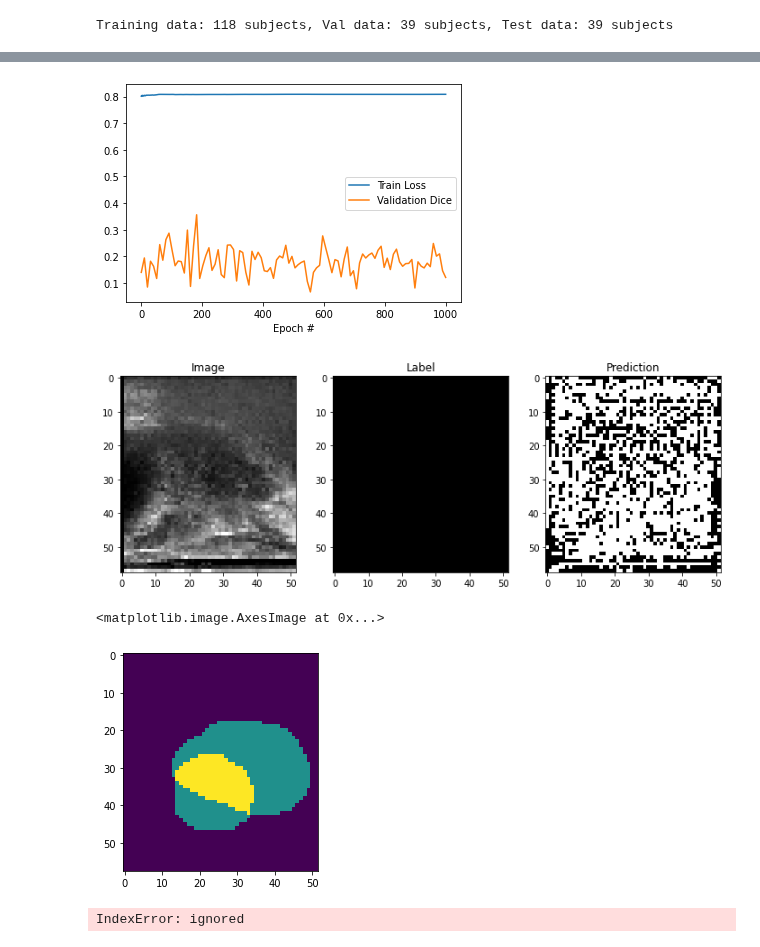
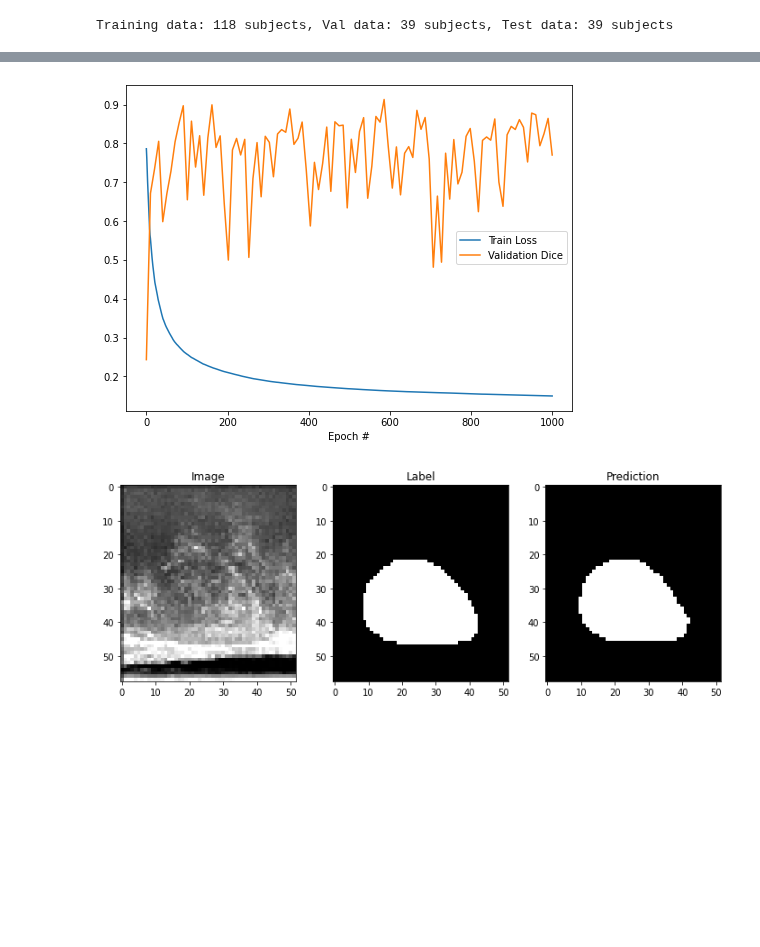
Before and after one commit to liamchalcroft/RectAngle, a Jupyter notebook: colab_dev.ipynb, the cells around one changed output, grey strips where cells are left out. Saved outputs shown, nothing was run; the diff lists cells and outputs as text; code cells hidden in the pictures; blank space fills up the shorter version.

Commit message:
Set dice to (optional) soft - need to fix KeepLargest... and test augmentation

```diff
--- a/colab_dev.ipynb
+++ b/colab_dev.ipynb
@@ -395,7 +399,7 @@ class H5DataLoader(torch.utils.data.Dataset):
         self.file['label_%04d_%03d_%02d' % (subj_ix,
                                             frame_ix,
                                             label_ix
-                                            )][()].astype('uint8')), dim=0)
+                                            )][()].astype(int)), dim=0)
     return(image, label)
 # %%
 # print(model)
@@ -410,7 +414,8 @@ if torch.cuda.is_available():
 else:
   device = torch.device('cpu')
 
-model = UNet(n_layers=5, device=device, gate=None)
+model = UNet(n_layers=5, device=device, gate='attention')
+# model = UNet(n_layers=5, device=device, gate=None)
 # %%
 train_ix, val_ix, test_ix = train_val_test(f)
 
@@ -433,7 +438,7 @@ print('Training data: {} subjects, Val data: {} subjects, Test data: {} subjects
 # %% [output]
 Training data: 118 subjects, Val data: 39 subjects, Test data: 39 subjects
 # %%
-dice_loss = DiceLoss()
+dice_loss = DiceLoss(soft=True, smooth=0)
 
 dice_val = DiceLoss(smooth=0)
 
@@ -470,6 +475,8 @@ for epoch in range(nb_epoch):
         input, label = input.to(device), label.to(device)
 
         pred = model(input)
+        pred = Binary(pred)
+        # pred = KeepLargestComponent(pred)
         dice_metric = dice_val(pred, label)
         dice_metric = 1 - dice_metric.item()
 
@@ -497,22 +504,24 @@ Mean Validation Dice: 0.24813896417617798
 
 Training Complete
 # %%
-plt.figure()
+plt.figure(figsize=(8,6))
 plt.plot(np.linspace(0,nb_epoch,nb_epoch), loss_log)
 plt.plot(np.linspace(0,nb_epoch,nb_epoch//val_interval), dice_log)
 plt.xlabel('Epoch #')
 plt.legend(['Train Loss', 'Validation Dice'])
 plt.show()
 # %% [output]
-[figure, old version]
+[figure, new version]
 # %%
 with torch.no_grad():
   (image, label) = next(iter(val_loader))
   image, label = image.to(device), label.to(device)
   pred = model(image)
+  pred = Binary(pred, threshold=0.9)
+  # pred = KeepLargestComponent(pred)
   image, label, pred = (image.detach().cpu().numpy(),
                       label.detach().cpu().numpy(),
-                      torch.round(pred).detach().cpu().numpy())
+                      pred.detach().cpu().numpy())
 
 plt.figure(figsize=(12,4))
 plt.subplot(1,3,1)
@@ -526,17 +535,4 @@ plt.imshow(pred[0,0,:,:], cmap='gray')
 plt.title('Prediction')
 plt.show()
 # %% [output]
-[figure, old version]
+[figure, new version]
-# %%
-_,label = next(iter(train_loader))
-# %% [output]
-<matplotlib.image.AxesImage at 0x...>
-[figure, removed]
-# %%
-test_label = label[4,0,:,:] + np.flipud(label[17,0,:,:])
-
-test_label = np.pad(test_label, ((0,0),(6,0)))
-
-plt.imshow(test_label)
-# %% [output]
-IndexError: ignored
```
Also changed, not shown: parts of 9 cells of this notebook.
